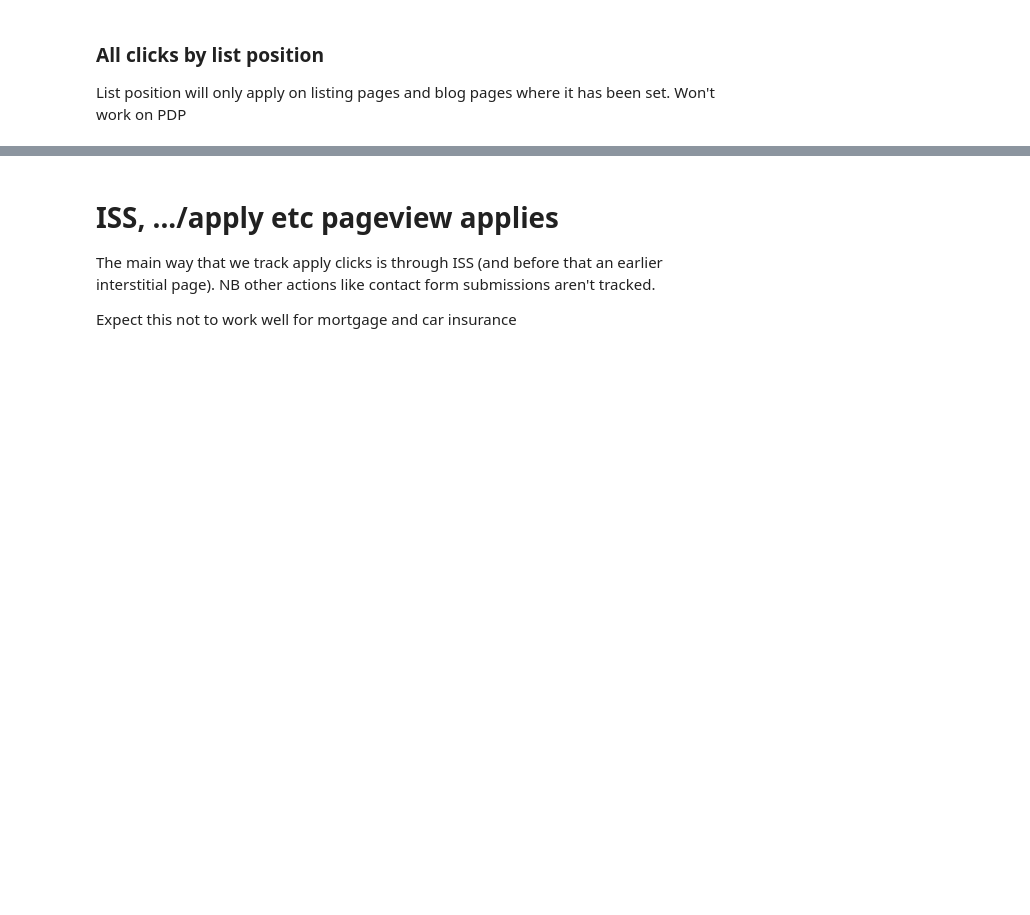
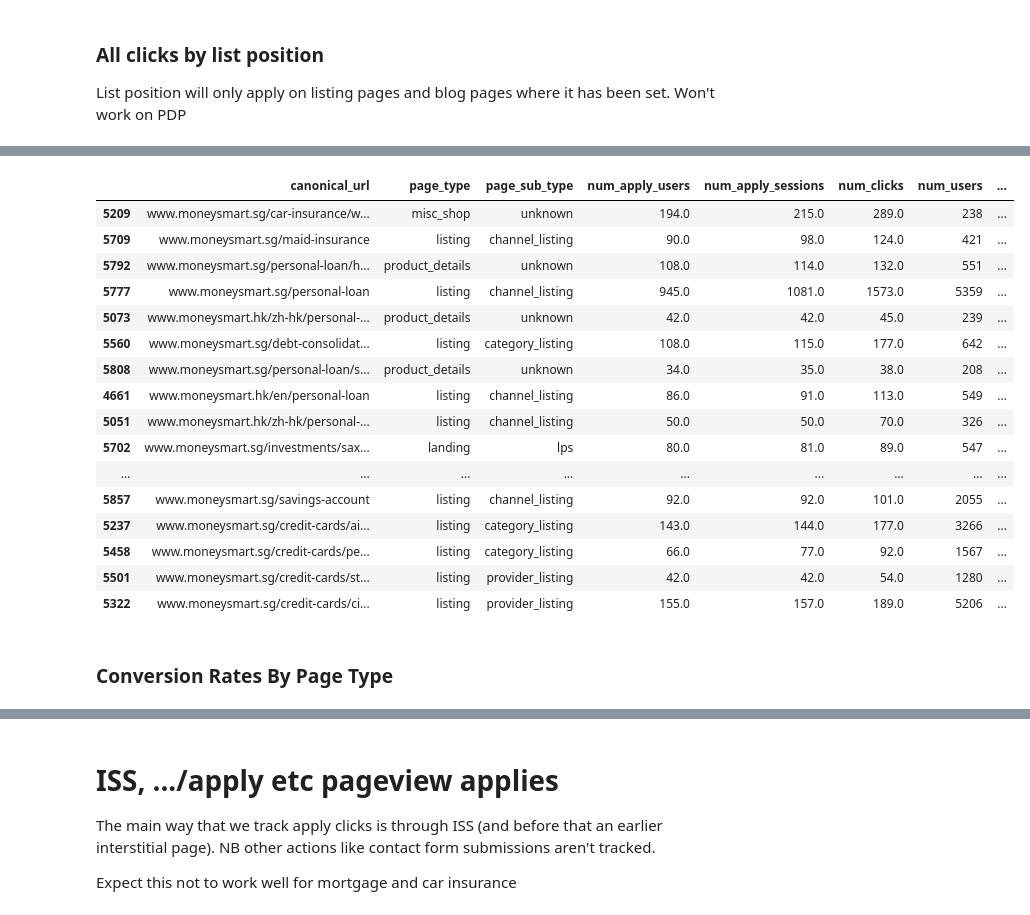
Before and after one commit to moneysmartco/blog-jupyter-notebooks, a Jupyter notebook: apply_click_analyis.ipynb, the cells around one changed output, grey strips where cells are left out. Saved outputs shown, nothing was run; the diff lists cells and outputs as text; code cells hidden in the pictures; blank space fills up the shorter version.

```diff
--- a/apply_click_analyis.ipynb
+++ b/apply_click_analyis.ipynb
@@ -977,3 +1056,5 @@ product_provider_summary_cols = [ "page_url", "action", "page_type", "channel"]+
 affiliate_cols = [z for z in apply_clicks.columns if "affiliate" in z]
+# %%
+apply_clicks_original = apply_clicks
 # %%
 apply_clicks[product_provider_summary_cols ].head()
@@ -979,0 +1070,4 @@ apply_clicks[product_provider_summary_cols ].head()
+# %%
+
+apply_clicks_with_new_types = apply_clicks_original.rename(columns={"page_type":"page_type_from_dwh", "page_sub_type":"page_sub_type_from_dwh"})\
+    .merge(pages_types_merged[["page_id", "page_type", "page_sub_type", "canonical_url"]], how="left", on="page_id")#.reset_index()
@@ -979,0 +1082,2 @@ apply_clicks[product_provider_summary_cols ].head()
+# %%
+apply_clicks = apply_clicks_with_new_types
@@ -1153,0 +1752,8 @@ group_and_sort(apply_clicks, ["country_code","channel", "page_type", "list_posit
+# %%
+"""
+page_views_summary = page_views.groupby(["page_id"]).agg({"anonymous_user_id":"nunique", "session_id":"nunique", "page_id":"size"})\
+                                .rename(columns={"anonymous_user_id":"num_users", "session_id":"num_sessions", "page_id":"num_pageviews"})
+page_views_summary.reset_index(inplace=True)
+
+page_views_summary_with_page_types = page_views_summary.merge(pages_types_merged, how="left", on="page_id")
+"""
@@ -1153,0 +1922,24 @@ group_and_sort(apply_clicks, ["country_code","channel", "page_type", "list_posit
+# %%
+df1 = group_with_conversions(apply_clicks, page_views , ["page_id"])
+df2 = add_page_meta_and_group(df1, pages_types_merged, ["canonical_url", "page_type", "page_sub_type"])
+df2.sort_values("num_clicks", ascending=False).head(50).sort_values("unique_user_cr", ascending=False)
+# %% [output]
+|  | canonical_url | page_type | page_sub_type | num_apply_users | num_apply_sessions | num_clicks | num_users | ... |
+| 5209 | www.moneysmart.sg/car-insurance/w... | misc_shop | unknown | 194.0 | 215.0 | 289.0 | 238 | ... |
+| 5709 | www.moneysmart.sg/maid-insurance | listing | channel_listing | 90.0 | 98.0 | 124.0 | 421 | ... |
+| 5792 | www.moneysmart.sg/personal-loan/h... | product_details | unknown | 108.0 | 114.0 | 132.0 | 551 | ... |
+| 5777 | www.moneysmart.sg/personal-loan | listing | channel_listing | 945.0 | 1081.0 | 1573.0 | 5359 | ... |
+| 5073 | www.moneysmart.hk/zh-hk/personal-... | product_details | unknown | 42.0 | 42.0 | 45.0 | 239 | ... |
+| 5560 | www.moneysmart.sg/debt-consolidat... | listing | category_listing | 108.0 | 115.0 | 177.0 | 642 | ... |
+| 5808 | www.moneysmart.sg/personal-loan/s... | product_details | unknown | 34.0 | 35.0 | 38.0 | 208 | ... |
+| 4661 | www.moneysmart.hk/en/personal-loan | listing | channel_listing | 86.0 | 91.0 | 113.0 | 549 | ... |
+| 5051 | www.moneysmart.hk/zh-hk/personal-... | listing | channel_listing | 50.0 | 50.0 | 70.0 | 326 | ... |
+| 5702 | www.moneysmart.sg/investments/sax... | landing | lps | 80.0 | 81.0 | 89.0 | 547 | ... |
+| ... | ... | ... | ... | ... | ... | ... | ... | ... |
+| 5857 | www.moneysmart.sg/savings-account | listing | channel_listing | 92.0 | 92.0 | 101.0 | 2055 | ... |
+| 5237 | www.moneysmart.sg/credit-cards/ai... | listing | category_listing | 143.0 | 144.0 | 177.0 | 3266 | ... |
+| 5458 | www.moneysmart.sg/credit-cards/pe... | listing | category_listing | 66.0 | 77.0 | 92.0 | 1567 | ... |
+| 5501 | www.moneysmart.sg/credit-cards/st... | listing | provider_listing | 42.0 | 42.0 | 54.0 | 1280 | ... |
+| 5322 | www.moneysmart.sg/credit-cards/ci... | listing | provider_listing | 155.0 | 157.0 | 189.0 | 5206 | ... |
+# %% [markdown]
+### Conversion Rates By Page Type
```
Also changed, not shown: parts of 119 cells of this notebook, 1 other file.
